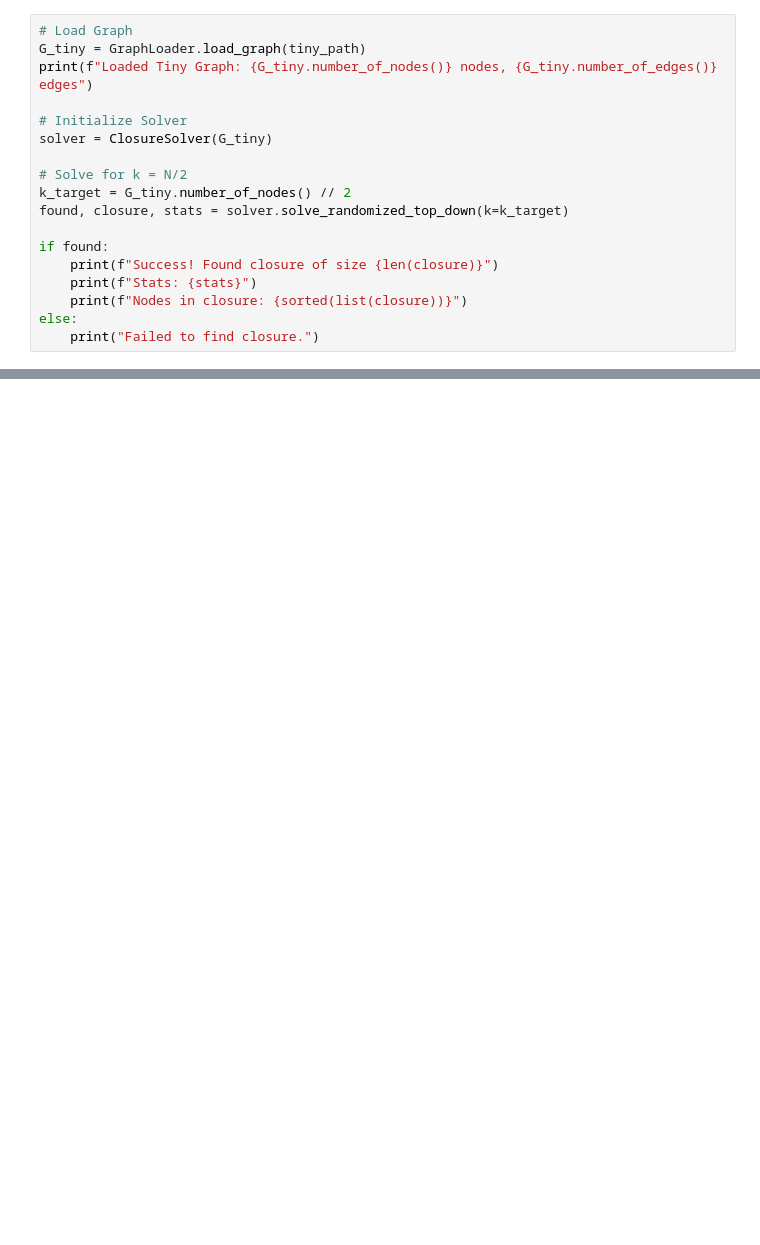
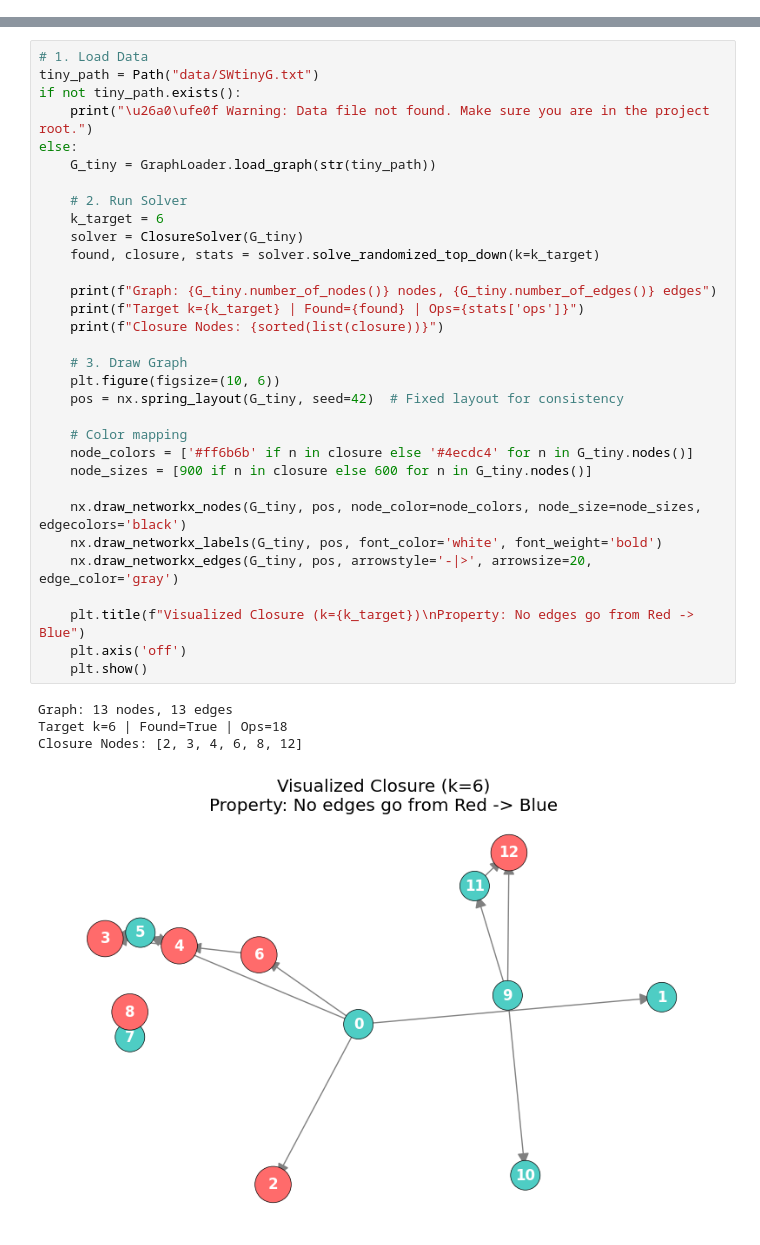
Before and after one commit to spraxx/graph-closure-probablistic-analysis, a Jupyter notebook: project2_demo.ipynb, the cells around one changed output, grey strips where cells are left out. Drawn from its saved outputs; the diff is of its cells as text; blank space fills up the shorter version.

```diff
--- a/project2_demo.ipynb
+++ b/project2_demo.ipynb
@@ -12,18 +25,0 @@ medium_path = "data/SWmediumG.txt"
-# %%
-# Load Graph
-G_tiny = GraphLoader.load_graph(tiny_path)
-print(f"Loaded Tiny Graph: {G_tiny.number_of_nodes()} nodes, {G_tiny.number_of_edges()} edges")
-
-# Initialize Solver
-solver = ClosureSolver(G_tiny)
-
-# Solve for k = N/2
-k_target = G_tiny.number_of_nodes() // 2
-found, closure, stats = solver.solve_randomized_top_down(k=k_target)
-
-if found:
-    print(f"Success! Found closure of size {len(closure)}")
-    print(f"Stats: {stats}")
-    print(f"Nodes in closure: {sorted(list(closure))}")
-else:
-    print("Failed to find closure.")
@@ -34,0 +34,37 @@ Nodes in closure: [2, 3, 4, 8, 11, 12]
+# %%
+# 1. Load Data
+tiny_path = Path("data/SWtinyG.txt")
+if not tiny_path.exists():
+    print("\u26a0\ufe0f Warning: Data file not found. Make sure you are in the project root.")
+else:
+    G_tiny = GraphLoader.load_graph(str(tiny_path))
+
+    # 2. Run Solver
+    k_target = 6
+    solver = ClosureSolver(G_tiny)
+    found, closure, stats = solver.solve_randomized_top_down(k=k_target)
+
+    print(f"Graph: {G_tiny.number_of_nodes()} nodes, {G_tiny.number_of_edges()} edges")
+    print(f"Target k={k_target} | Found={found} | Ops={stats['ops']}")
+    print(f"Closure Nodes: {sorted(list(closure))}")
+
+    # 3. Draw Graph
+    plt.figure(figsize=(10, 6))
+    pos = nx.spring_layout(G_tiny, seed=42)  # Fixed layout for consistency
+
+    # Color mapping
+    node_colors = ['#ff6b6b' if n in closure else '#4ecdc4' for n in G_tiny.nodes()]
+    node_sizes = [900 if n in closure else 600 for n in G_tiny.nodes()]
+
+    nx.draw_networkx_nodes(G_tiny, pos, node_color=node_colors, node_size=node_sizes, edgecolors='black')
+    nx.draw_networkx_labels(G_tiny, pos, font_color='white', font_weight='bold')
+    nx.draw_networkx_edges(G_tiny, pos, arrowstyle='-|>', arrowsize=20, edge_color='gray')
+
+    plt.title(f"Visualized Closure (k={k_target})\nProperty: No edges go from Red -> Blue")
+    plt.axis('off')
+    plt.show()
+# %% [output]
+Graph: 13 nodes, 13 edges
+Target k=6 | Found=True | Ops=18
+Closure Nodes: [2, 3, 4, 6, 8, 12]
+[figure, added]
```
Also changed, not shown: parts of 11 cells of this notebook, 9 other files.
